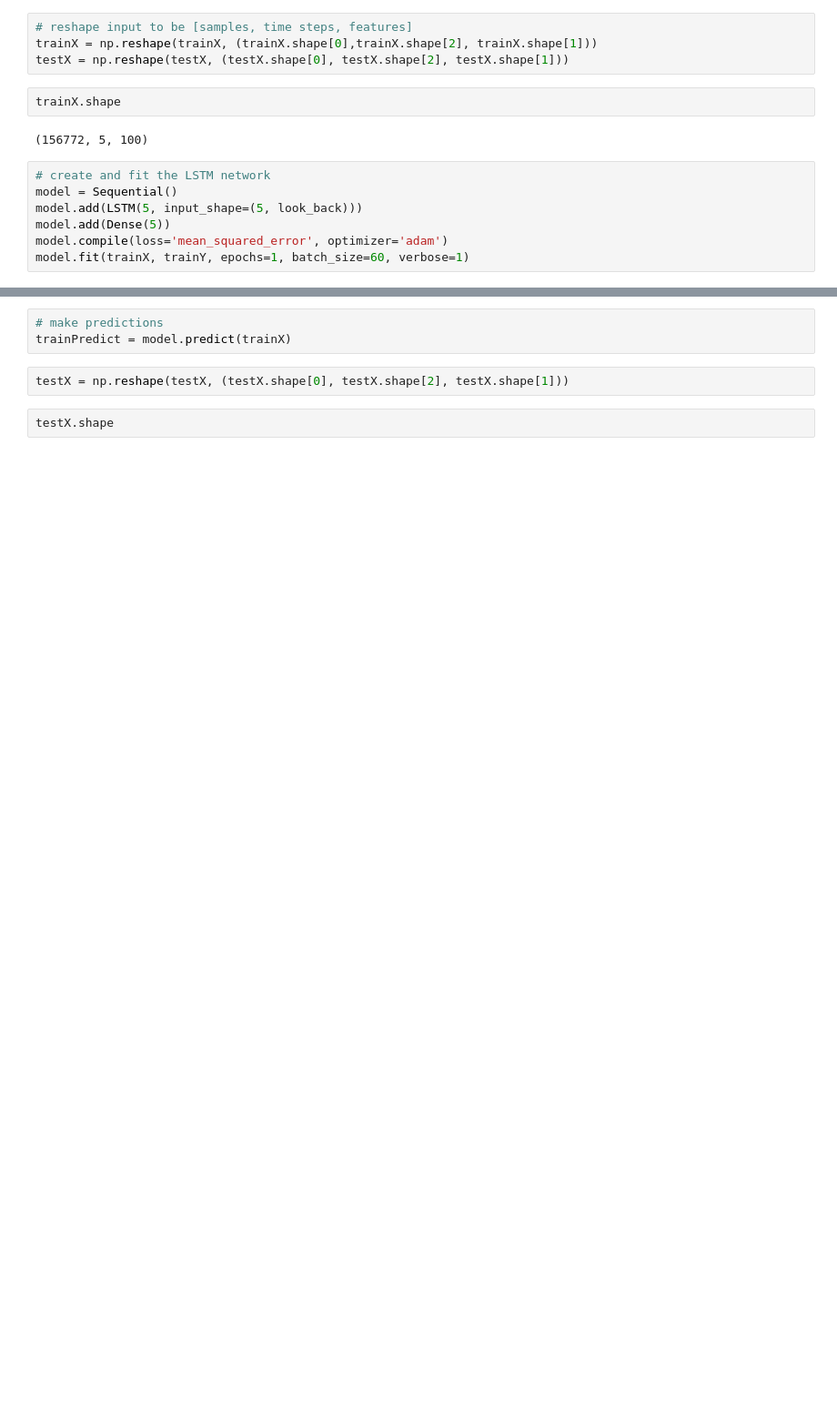
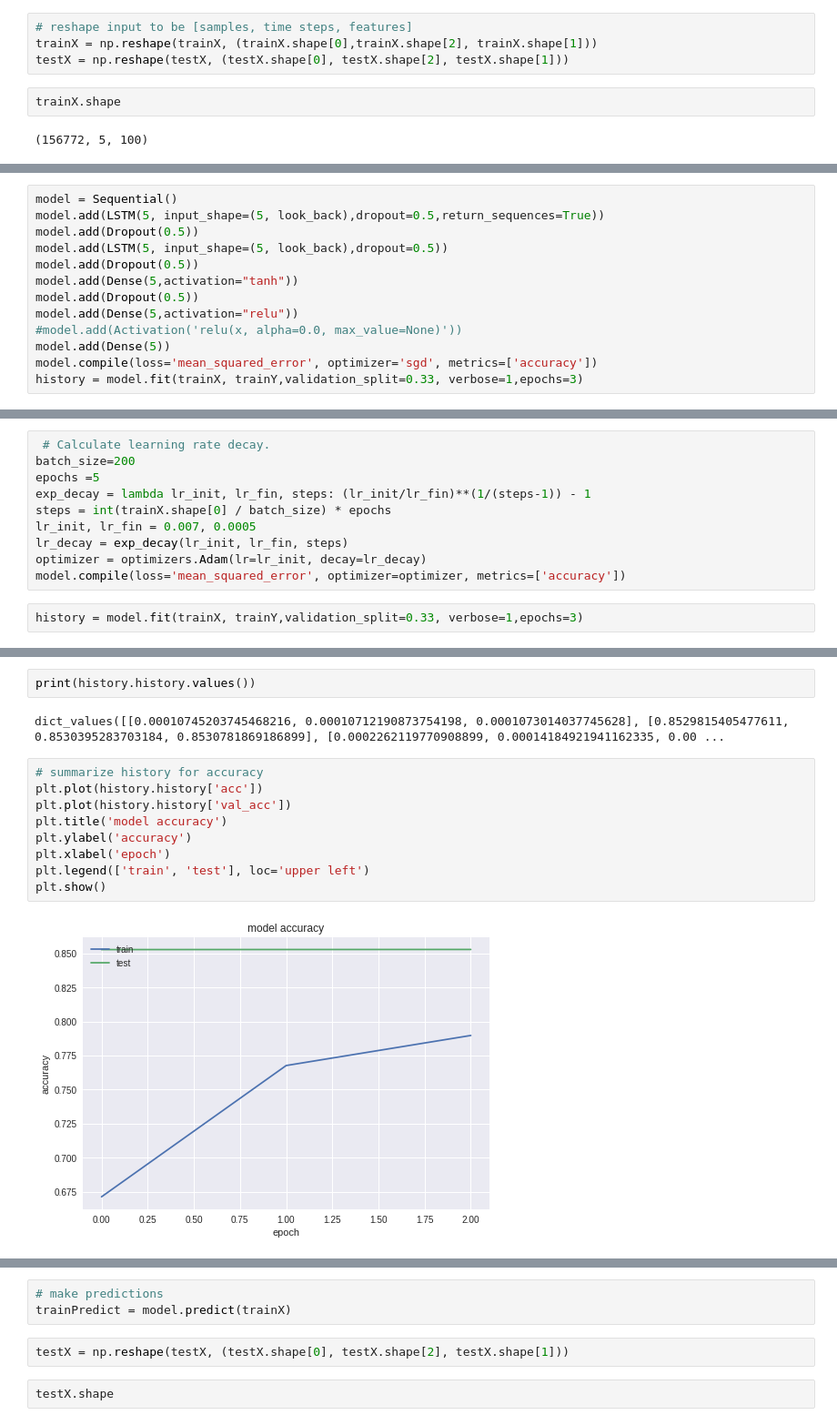
Before and after one commit to kumarshankar/Ransomware-Detector, a Jupyter notebook: final_code.ipynb, the cells around one changed output, grey strips where cells are left out. Shown: that part at 91% size. Saved outputs shown, nothing was run; the diff lists cells and outputs as text; blank space fills up the shorter version.

```diff
--- a/final_code.ipynb
+++ b/final_code.ipynb
@@ -89,10 +88,3 @@ testX = np.reshape(testX, (testX.shape[0], testX.shape[2], testX.shape[1]))
 trainX.shape
 # %% [output]
 (156772, 5, 100)
-# %%
-# create and fit the LSTM network
-model = Sequential()
-model.add(LSTM(5, input_shape=(5, look_back)))
-model.add(Dense(5))
-model.compile(loss='mean_squared_error', optimizer='adam')
-model.fit(trainX, trainY, epochs=1, batch_size=60, verbose=1)
@@ -102,0 +104,13 @@ Epoch 1/1
+# %%
+model = Sequential()
+model.add(LSTM(5, input_shape=(5, look_back),dropout=0.5,return_sequences=True))
+model.add(Dropout(0.5))
+model.add(LSTM(5, input_shape=(5, look_back),dropout=0.5))
+model.add(Dropout(0.5))
+model.add(Dense(5,activation="tanh"))
+model.add(Dropout(0.5))
+model.add(Dense(5,activation="relu"))
+#model.add(Activation('relu(x, alpha=0.0, max_value=None)'))
+model.add(Dense(5))
+model.compile(loss='mean_squared_error', optimizer='sgd', metrics=['accuracy'])
+history = model.fit(trainX, trainY,validation_split=0.33, verbose=1,epochs=3)
@@ -102,0 +123,12 @@ Epoch 1/1
+# %%
+ # Calculate learning rate decay.
+batch_size=200
+epochs =5
+exp_decay = lambda lr_init, lr_fin, steps: (lr_init/lr_fin)**(1/(steps-1)) - 1
+steps = int(trainX.shape[0] / batch_size) * epochs
+lr_init, lr_fin = 0.007, 0.0005
+lr_decay = exp_decay(lr_init, lr_fin, steps)
+optimizer = optimizers.Adam(lr=lr_init, decay=lr_decay)
+model.compile(loss='mean_squared_error', optimizer=optimizer, metrics=['accuracy'])
+# %%
+history = model.fit(trainX, trainY,validation_split=0.33, verbose=1,epochs=3)
@@ -102,0 +140,15 @@ Epoch 1/1
+# %%
+print(history.history.values())
+# %% [output]
+dict_values([[0.00010745203745468216, 0.00010712190873754198, 0.0001073014037745628], [0.8529815405477611, 0.8530395283703184, 0.8530781869186899], [0.0002262119770908899, 0.00014184921941162335, 0.00 ...
+# %%
+# summarize history for accuracy
+plt.plot(history.history['acc'])
+plt.plot(history.history['val_acc'])
+plt.title('model accuracy')
+plt.ylabel('accuracy')
+plt.xlabel('epoch')
+plt.legend(['train', 'test'], loc='upper left')
+plt.show()
+# %% [output]
+[figure, added]
```
Also changed, not shown: parts of 31 cells of this notebook.
